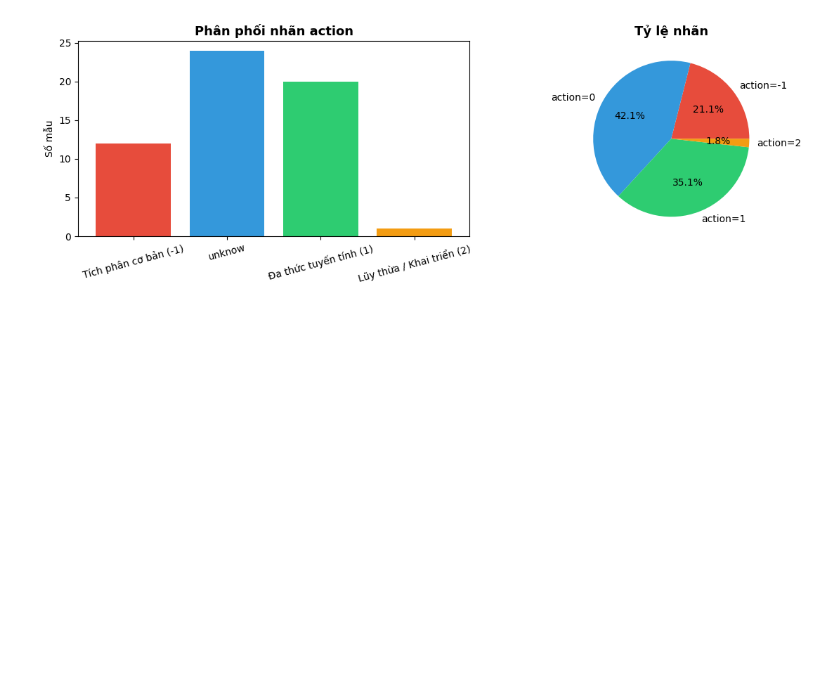
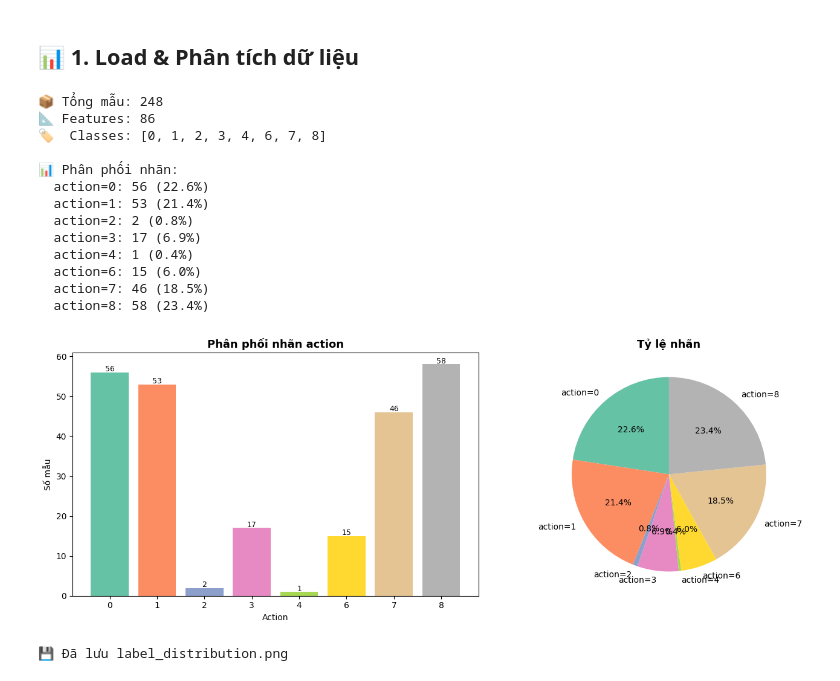
Before and after one commit to BAO10022004/integral-models, a Jupyter notebook: ai/model/train.ipynb, the cells around one changed output. Saved outputs shown, nothing was run; the diff lists cells and outputs as text; code cells hidden in the pictures; blank space fills up the shorter version.

```diff
--- a/ai/model/train.ipynb
+++ b/ai/model/train.ipynb
@@ -55,29 +50,59 @@ df = pd.read_csv("../data/processed/integral_dataset.csv")
+# %% [markdown]
+## 📊 1. Load & Phân tích dữ liệu
 # %%
-from collections import Counter
-y = df['label']
-import matplotlib.pyplot as plt
-fig, axes = plt.subplots(1, 2, figsize=(12, 4))
+df = pd.read_csv('../data/processed/integral_dataset.csv')
+# df = df.head(2500)
 
-label_names = {-1: 'Tích phân cơ bản (-1)',
-                0: 'unknow',
-                1: 'Đa thức tuyến tính (1)',
-                2: 'Lũy thừa / Khai triển (2)'}
-counts = Counter(y)
-labels = sorted(counts.keys())
-values = [counts[l] for l in labels]
-names  = [label_names.get(l, str(l)) for l in labels]
+# Đảm bảo label là số nguyên
+df['label'] = pd.to_numeric(df['label'], errors='coerce').astype('Int64')
+df = df.dropna(subset=['label'])
 
-axes[0].bar(names, values, color=['#e74c3c','#3498db','#2ecc71','#f39c12'])
+y = df['label'].astype(int)
+X = df.drop(columns=['label'])
+
+print(f'📦 Tổng mẫu: {len(df)}')
+print(f'📐 Features: {X.shape[1]}')
+print(f'🏷️  Classes: {sorted(y.unique())}')
+
+cnt = Counter(y)
+print('\n📊 Phân phối nhãn:')
+for k in sorted(cnt):
+    print(f'  action={k}: {cnt[k]} ({cnt[k]/len(y)*100:.1f}%)')
+
+# Vẽ biểu đồ
+fig, axes = plt.subplots(1, 2, figsize=(14, 5))
+labels = sorted(cnt.keys())
+values = [cnt[k] for k in labels]
+colors = plt.cm.Set2(np.linspace(0, 1, len(labels)))
+
+axes[0].bar([str(l) for l in labels], values, color=colors)
 axes[0].set_title('Phân phối nhãn action', fontsize=13, fontweight='bold')
+axes[0].set_xlabel('Action')
 axes[0].set_ylabel('Số mẫu')
-axes[0].tick_params(axis='x', rotation=15)
+for i, v in enumerate(values):
+    axes[0].text(i, v+0.2, str(v), ha='center', fontsize=9)
 
-axes[1].pie(values, labels=[f'action={l}' for l in labels], autopct='%1.1f%%',
-            colors=['#e74c3c','#3498db','#2ecc71','#f39c12'])
+axes[1].pie(values, labels=[f'action={l}' for l in labels],
+            autopct='%1.1f%%', colors=colors, startangle=90)
 axes[1].set_title('Tỷ lệ nhãn', fontsize=13, fontweight='bold')
 
 plt.tight_layout()
 plt.savefig('label_distribution.png', dpi=150, bbox_inches='tight')
 plt.show()
+print('💾 Đã lưu label_distribution.png')
 # %% [output]
+📦 Tổng mẫu: 248
+📐 Features: 86
+🏷️  Classes: [0, 1, 2, 3, 4, 6, 7, 8]
+
+📊 Phân phối nhãn:
+  action=0: 56 (22.6%)
+  action=1: 53 (21.4%)
+  action=2: 2 (0.8%)
+  action=3: 17 (6.9%)
+  action=4: 1 (0.4%)
+  action=6: 15 (6.0%)
+  action=7: 46 (18.5%)
+  action=8: 58 (23.4%)
-[figure, old version]
+[figure, new version]
+💾 Đã lưu label_distribution.png
```
Also changed, not shown: parts of 24 cells of this notebook, 17 other files.
